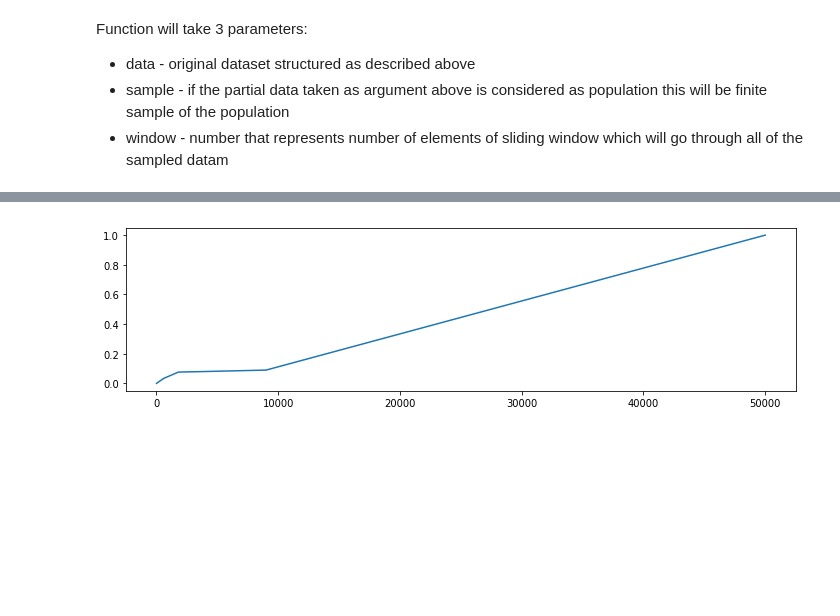
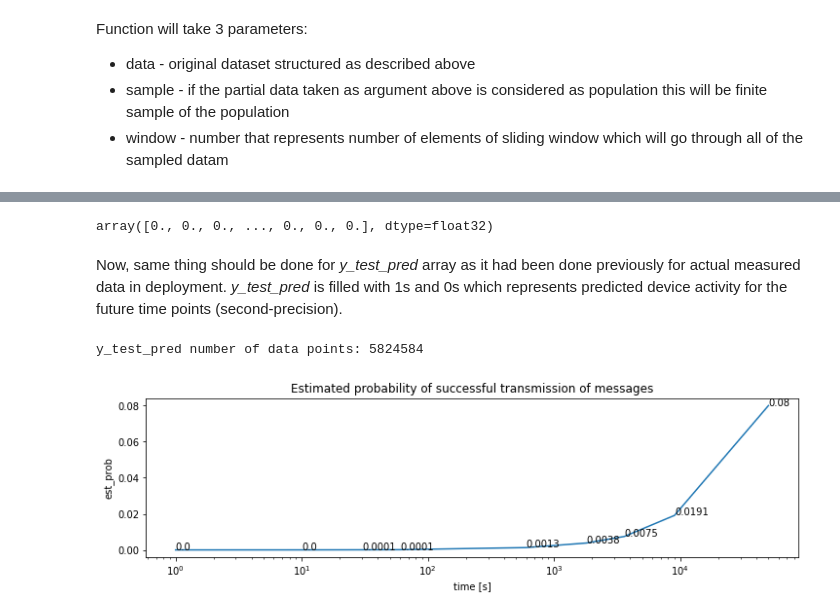
Before and after one commit to akapet00/lora-time-series, a Jupyter notebook: notebooks/02-inference.ipynb, the cells around one changed output, grey strips where cells are left out. Saved outputs shown, nothing was run; the diff lists cells and outputs as text; code cells hidden in the pictures; blank space fills up the shorter version.

Commit message:
estimate prob

```diff
--- a/notebooks/02-inference.ipynb
+++ b/notebooks/02-inference.ipynb
@@ -90,0 +172,3 @@ plot_prob(probs_acc, max_w_size)
+# %%
+y_train_pred = model.predict(X_train)
+y_test_pred = model.predict(X_test)
@@ -90,0 +182,3 @@ plot_prob(probs_acc, max_w_size)
+# %%
+y_test_pred = np.reshape(y_test_pred, (y_test_pred.size,))
+y_test_pred
@@ -91,10 +202,37 @@ plot_prob(probs_acc, max_w_size)
+# %%
+y_test_pred[y_test_pred==2.83986310e-06]=0
+y_test_pred[y_test_pred==2.83986333e-06]=0
+y_test_pred[y_test_pred!=0]=1
+y_test_pred
+# %% [output]
+array([0., 0., 0., ..., 0., 0., 0.], dtype=float32)
+# %% [markdown]
+Now, same thing should be done for *y_test_pred* array as it had been done previously for actual measured data in deployment.
+*y_test_pred* is filled with 1s and 0s which represents predicted device activity for the future time points (second-precision).
+# %%
+print('y_test_pred number of data points:', len(y_test_pred))
+# %% [output]
+y_test_pred number of data points: 5824584
+# %%
+predicted_data = pd.DataFrame({'Active':list(y_test_pred)})
 # %%
-probs_acc = []
+samples = sampling(predicted_data[:5000000], sample_size=50000)
+
+probs_acc = {}
 max_w_size = [1, 10, 30, 60, 600, 1800, 3600, 9000, 50000]
-for w in max_w_size:
-    probs = estimate_prob(sample2.Active, window_size=w)
-    probs_acc.append(probs)
+for idx, sample in enumerate(samples):
+    probs = []
+    for w in max_w_size:
+        probs.append(estimate_prob(sample.Active, window_size=w))
+    probs_acc[idx]=probs
 
-plot_prob(probs_acc, max_w_size)
+p_tot = []
+for i in range(len(max_w_size)):
+    _s = 0
+    for j in range(len(probs_acc)):
+        _s += probs_acc[j][i]
+    p_tot.append(_s/len(probs_acc))
+
+plot_prob(p_tot, max_w_size)
 # %% [output]
-[figure, old version]
+[figure, new version]
```
Also changed, not shown: parts of 15 cells of this notebook.
